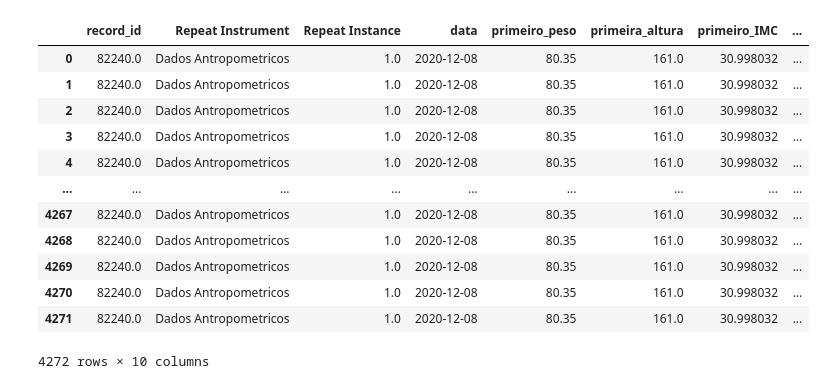
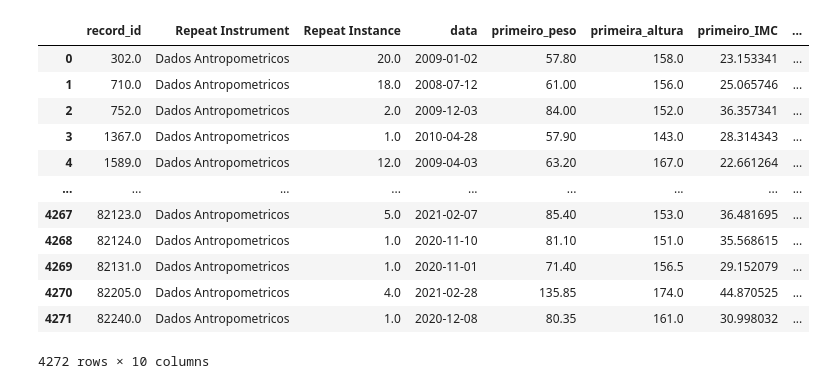
Before and after one commit to 2023M3T5-Inteli/grupo1, a Jupyter notebook: notebooks/pesoealtura.ipynb, the cells around one changed output. Cells and saved outputs as stored; diff of their text form; code cells hidden in the pictures.

Commit message:
feat(): Correção tabela pesos e alturas

```diff
--- a/notebooks/pesoealtura.ipynb
+++ b/notebooks/pesoealtura.ipynb
@@ -19,29 +21,21 @@ for i in lista_RecorId:
     df_query = df_pesoEaltura.query(f'record_id == {i}')
     df_query = df_query.sort_values(by='data')
 
-    i = 0
+    df_row_first = df_query.iloc[0]
 
     if len(df_query) > 1:
       df_row_second = df_query.iloc[1]
 
       numero = len(df_query) - 1
 
-      for col in ['altura', 'peso', 'IMC']:
-        while not(pd.isna(df_row_second[col].all())) and numero > 1:
+      for col in reversed(['altura', 'peso', 'IMC']):
+        while not(pd.isna(df_row_first[col].all())) and not(pd.isna(df_row_second[col].all())) and numero > 1:
           df_row_second = df_query.iloc[len(df_query) - numero]
           numero -= 1
-        while pd.isna(df_row_first[col].all()):
-          df_row_first = df_query.iloc[i]
-          i += 1
 
       df_row_first['ultimo_peso'] = df_row_second['peso']
       df_row_first['ultima_altura'] = df_row_second['altura']
       df_row_first['ultimo_IMC'] = df_row_second['IMC']
-
-      # df_row_first['data'] = df_row_first['data'].apply(pd.to_datetime)
-      # df_row_second['data'] = df_row_second['data'].apply(pd.to_datetime)
-
-      # df_row_first['diferenca_tempo'] =  (df_row_first['data'] - df_row_second['data']).dt.days
 
       df_novo = df_novo.append(df_row_first, ignore_index=True)
 
@@ -76,43 +70,49 @@ null_ultimo_peso = df_pesoEaltura.ultimo_peso.isnull().sum()
 lista_normal_ultimo_peso = np.random.normal(ultimo_peso_mean, ultimo_peso_std, null_ultimo_peso)
 
 ultima_altura_mean = df_pesoEaltura["ultima_altura"].mean(skipna=True)
 ultima_altura_std = df_pesoEaltura["ultima_altura"].std(skipna=True)
 null_ultima_altura = df_pesoEaltura.ultima_altura.isnull().sum()
 lista_normal_ultima_altura = np.random.normal(ultima_altura_mean, ultima_altura_std, null_ultima_altura)
 
 for i in range(0, null_primeiro_peso):
   lista_normal_primeiro_peso[i] = round(lista_normal_primeiro_peso[i])
 
 for i in range(0, null_primeira_altura):
   lista_normal_primeira_altura[i] = round(lista_normal_primeira_altura[i])
 
 for i in range(0, null_ultimo_peso):
   lista_normal_ultimo_peso[i] = round(lista_normal_ultimo_peso[i])
 
 for i in range(0, null_ultima_altura):
   lista_normal_ultima_altura[i] = round(lista_normal_ultima_altura[i])
 
+primeiro_IMC_mean = df_pesoEaltura["primeiro_IMC"].mean(skipna=True)
+primeiro_IMC_std = df_pesoEaltura["primeiro_IMC"].std(skipna=True)
+null_primeiro_IMC = df_pesoEaltura.primeiro_IMC.isnull().sum()
+lista_normal_primeiro_IMC = np.random.normal(primeiro_IMC_mean, primeiro_IMC_std, null_primeiro_IMC)
+
 df_pesoEaltura["primeiro_peso"] = df_pesoEaltura["primeiro_peso"].fillna(pd.Series(lista_normal_primeiro_peso, index=df_pesoEaltura["primeiro_peso"].index[df_pesoEaltura["primeiro_peso"].isnull()]))
 df_pesoEaltura["primeira_altura"] = df_pesoEaltura["primeira_altura"].fillna(pd.Series(lista_normal_primeira_altura, index=df_pesoEaltura["primeira_altura"].index[df_pesoEaltura["primeira_altura"].isnull()]))
 df_pesoEaltura["ultimo_peso"] = df_pesoEaltura["ultimo_peso"].fillna(pd.Series(lista_normal_ultimo_peso, index=df_pesoEaltura["ultimo_peso"].index[df_pesoEaltura["ultimo_peso"].isnull()]))
 df_pesoEaltura["ultima_altura"] = df_pesoEaltura["ultima_altura"].fillna(pd.Series(lista_normal_ultima_altura, index=df_pesoEaltura["ultima_altura"].index[df_pesoEaltura["ultima_altura"].isnull()]))
+df_pesoEaltura["primeiro_IMC"] = df_pesoEaltura["primeiro_IMC"].fillna(pd.Series(lista_normal_primeiro_IMC, index=df_pesoEaltura["primeiro_IMC"].index[df_pesoEaltura["primeiro_IMC"].isnull()]))
 
 
 df_pesoEaltura['ultimo_IMC'] = (df_pesoEaltura['ultimo_peso'] / pow(df_pesoEaltura['ultima_altura']/100, 2))
 
 df_pesoEaltura
 # %% [output]
 |  | record_id | Repeat Instrument | Repeat Instance | data | primeiro_peso | primeira_altura | primeiro_IMC | ... |
-| 0 | 82240.0 | Dados Antropometricos | 1.0 | 2020-12-08 | 80.35 | 161.0 | 30.998032 | ... |
-| 1 | 82240.0 | Dados Antropometricos | 1.0 | 2020-12-08 | 80.35 | 161.0 | 30.998032 | ... |
-| 2 | 82240.0 | Dados Antropometricos | 1.0 | 2020-12-08 | 80.35 | 161.0 | 30.998032 | ... |
-| 3 | 82240.0 | Dados Antropometricos | 1.0 | 2020-12-08 | 80.35 | 161.0 | 30.998032 | ... |
-| 4 | 82240.0 | Dados Antropometricos | 1.0 | 2020-12-08 | 80.35 | 161.0 | 30.998032 | ... |
+| 0 | 302.0 | Dados Antropometricos | 20.0 | 2009-01-02 | 57.80 | 158.0 | 23.153341 | ... |
+| 1 | 710.0 | Dados Antropometricos | 18.0 | 2008-07-12 | 61.00 | 156.0 | 25.065746 | ... |
+| 2 | 752.0 | Dados Antropometricos | 2.0 | 2009-12-03 | 84.00 | 152.0 | 36.357341 | ... |
+| 3 | 1367.0 | Dados Antropometricos | 1.0 | 2010-04-28 | 57.90 | 143.0 | 28.314343 | ... |
+| 4 | 1589.0 | Dados Antropometricos | 12.0 | 2009-04-03 | 63.20 | 167.0 | 22.661264 | ... |
 | ... | ... | ... | ... | ... | ... | ... | ... | ... |
-| 4267 | 82240.0 | Dados Antropometricos | 1.0 | 2020-12-08 | 80.35 | 161.0 | 30.998032 | ... |
-| 4268 | 82240.0 | Dados Antropometricos | 1.0 | 2020-12-08 | 80.35 | 161.0 | 30.998032 | ... |
-| 4269 | 82240.0 | Dados Antropometricos | 1.0 | 2020-12-08 | 80.35 | 161.0 | 30.998032 | ... |
-| 4270 | 82240.0 | Dados Antropometricos | 1.0 | 2020-12-08 | 80.35 | 161.0 | 30.998032 | ... |
+| 4267 | 82123.0 | Dados Antropometricos | 5.0 | 2021-02-07 | 85.40 | 153.0 | 36.481695 | ... |
+| 4268 | 82124.0 | Dados Antropometricos | 1.0 | 2020-11-10 | 81.10 | 151.0 | 35.568615 | ... |
+| 4269 | 82131.0 | Dados Antropometricos | 1.0 | 2020-11-01 | 71.40 | 156.5 | 29.152079 | ... |
+| 4270 | 82205.0 | Dados Antropometricos | 4.0 | 2021-02-28 | 135.85 | 174.0 | 44.870525 | ... |
 | 4271 | 82240.0 | Dados Antropometricos | 1.0 | 2020-12-08 | 80.35 | 161.0 | 30.998032 | ... |
 4272 rows × 10 columns
 # %%
```
Also changed, not shown: parts of 2 cells of this notebook.
